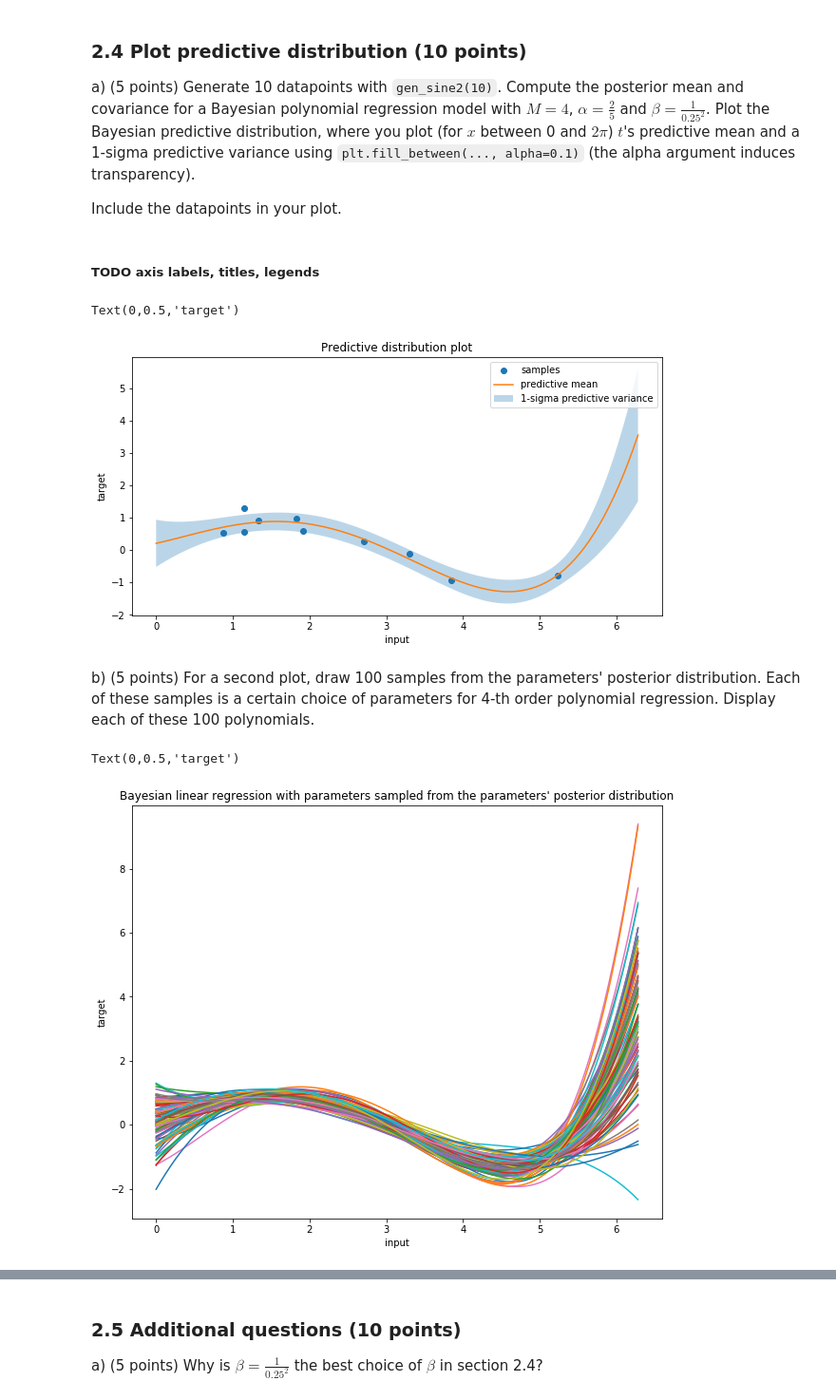
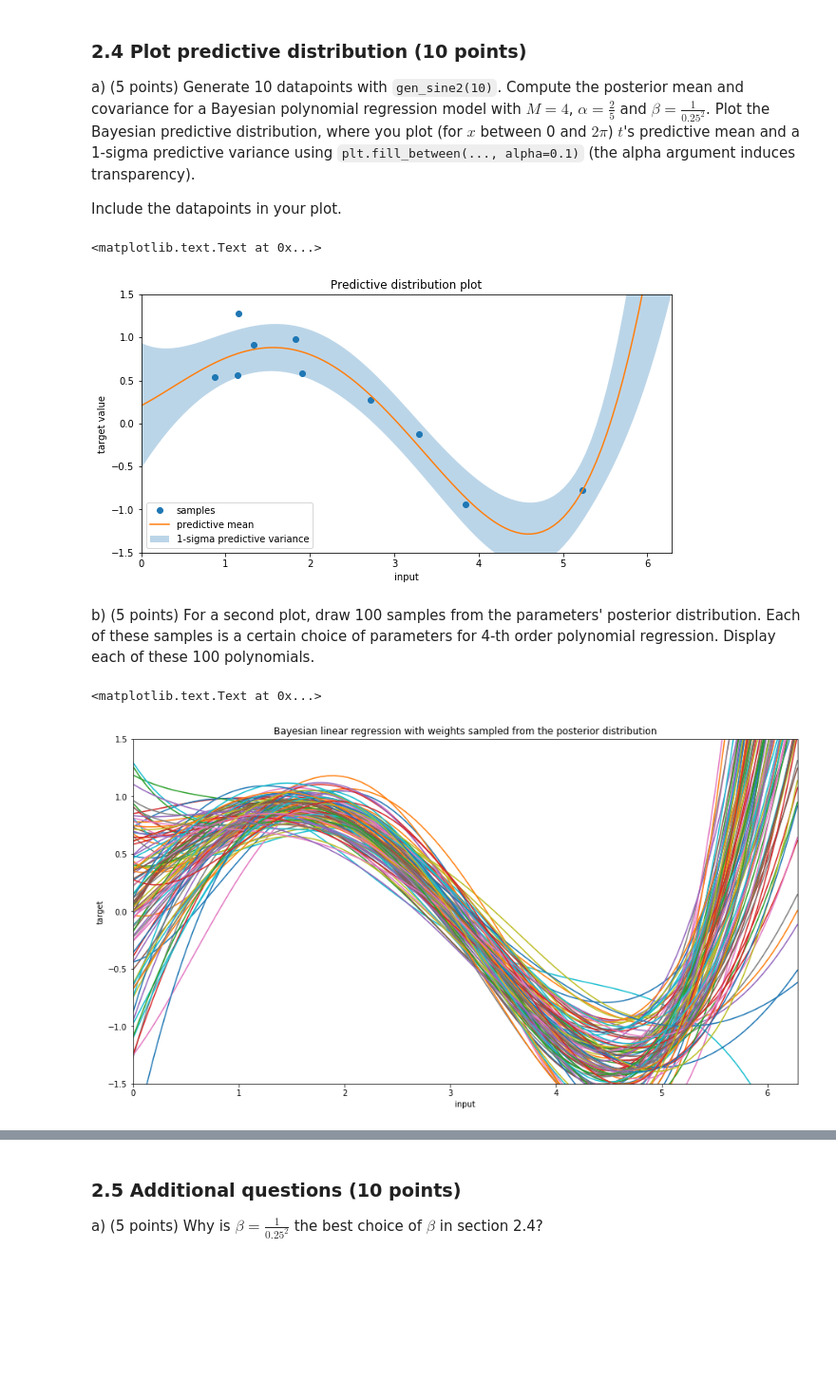
Before and after one commit to Curlykonda/machine-learning-1, a Jupyter notebook: lab1/12307912_12305782_lab1.ipynb, the cells around one changed output, grey strips where cells are left out. Shown: that part at 95% size. Cells and saved outputs as stored; diff of their text form; code cells hidden in the pictures; blank space fills up the shorter version.

```diff
--- a/lab1/12307912_12305782_lab1.ipynb
+++ b/lab1/12307912_12305782_lab1.ipynb
@@ -489,8 +491,6 @@ a) (5 points) Generate 10 datapoints with `gen_sine2(10)`. Compute the posterior
 Plot the Bayesian predictive distribution, where you plot (for $x$ between 0 and $2 \pi$) $t$'s predictive mean and a 1-sigma predictive variance using `plt.fill_between(..., alpha=0.1)` (the alpha argument induces transparency).
 
 Include the datapoints in your plot.
-# %% [markdown]
-##### TODO axis labels, titles, legends
 # %%
 # YOUR CODE HERE
 N = 10
@@ -511,30 +511,32 @@ plt.fill_between(continuous_x, y1=cont_mean-cont_sigma, y2=cont_mean+cont_sigma,
 
 plt.title('Predictive distribution plot')
 plt.legend()
+plt.xlim(0,2*math.pi)
+plt.ylim(-1.5,1.5)
 plt.xlabel('input')
-plt.ylabel('target')
+plt.ylabel('target value')
 # %% [output]
-Text(0,0.5,'target')
+<matplotlib.text.Text at 0x...>
-[figure, old version]
+[figure, new version]
 # %% [markdown]
 b) (5 points) For a second plot, draw 100 samples from the parameters' posterior distribution. Each of these samples is a certain choice of parameters for 4-th order polynomial regression.
 Display each of these 100 polynomials.
 # %%
 Phi = designmatrix(continuous_x, M)
 samples = 100
 
-plt.figure(figsize=(10,8))
+plt.figure(figsize=(15,8))
 for i in range(samples):
     #use weights m to plot function
     w = np.random.multivariate_normal(m, S)
     pred = w @ Phi.T
     plt.plot(continuous_x, pred, label='sampled weight {}'.format(i))
 
-
-plt.title("Bayesian linear regression with parameters sampled from the parameters' posterior distribution")
-#plt.legend()
+plt.xlim(0,2*math.pi)
+plt.ylim(-1.5,1.5)
+plt.title("Bayesian linear regression with weights sampled from the posterior distribution")
 plt.xlabel('input')
 plt.ylabel('target')
 # %% [output]
-Text(0,0.5,'target')
+<matplotlib.text.Text at 0x...>
-[figure, old version]
+[figure, new version]
```
Also changed, not shown: parts of 12 cells of this notebook.
